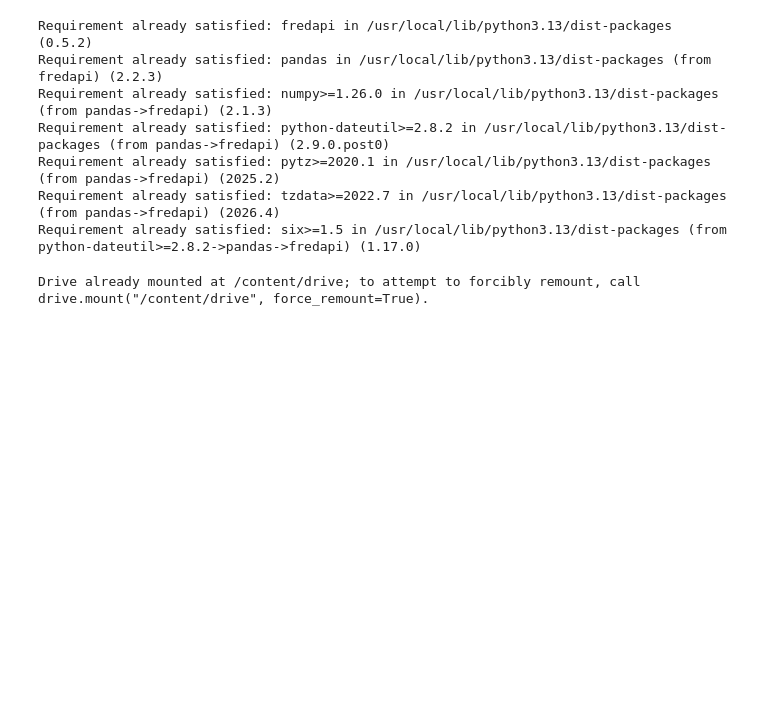
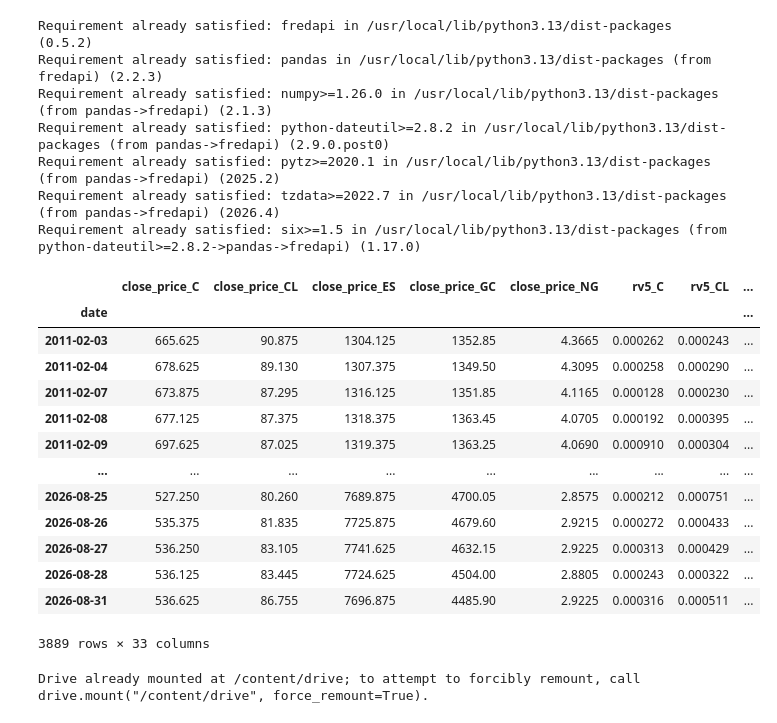
Before and after one commit to Deangr-econ/Quant_methods_project, a Jupyter notebook: HAR_QTFE.ipynb, the cells around one changed output. Drawn from its saved outputs; the diff is of its cells as text; code cells hidden in the pictures; blank space fills up the shorter version.

```diff
--- a/HAR_QTFE.ipynb
+++ b/HAR_QTFE.ipynb
@@ -76,6 +76,13 @@ for sym in symbols:
 df_wide["abs_dyield_10"] = np.abs(df_wide["dgs10"].diff() * 100)
 df_wide["rv_yield_10"] = (df_wide["dgs10"].diff() * 100) ** 2
 
+
+symbols = ["ES", "CL", "C", "GC", "NG"]
+
+for sym in symbols:
+    # 1. Log realized volatility
+    df_wide[f"log_rv5_{sym}"] = np.log(df_wide[f"rv5_{sym}"])
+
 # 10. Drop the first row created by shift(1)/diff() NaNs
 df_wide = df_wide.dropna().copy()
 # %%
@@ -87,8 +94,6 @@ df = df_wide.copy()
 symbols = ["ES", "CL", "C", "GC", "NG"]
 
 for sym in symbols:
-    # 1. Log realized volatility
-    df[f"log_rv5_{sym}"] = np.log(df[f"rv5_{sym}"])
 
     # 3. Weekly rolling averages (5 trading days)
     df[f"log_rv5_w_{sym}"] = df[f"log_rv5_{sym}"].rolling(window=5).mean()
@@ -98,6 +103,23 @@ for sym in symbols:
 
 # Drop the initial 21 rows containing NaNs created by the 22-day monthly rolling window
 df = df.dropna().copy()
+# %%
+df
+# %% [output]
+|  | close_price_C | close_price_CL | close_price_ES | close_price_GC | close_price_NG | rv5_C | rv5_CL | ... |
+| date |  |  |  |  |  |  |  | ... |
+| 2011-02-03 | 665.625 | 90.875 | 1304.125 | 1352.85 | 4.3665 | 0.000262 | 0.000243 | ... |
+| 2011-02-04 | 678.625 | 89.130 | 1307.375 | 1349.50 | 4.3095 | 0.000258 | 0.000290 | ... |
+| 2011-02-07 | 673.875 | 87.295 | 1316.125 | 1351.85 | 4.1165 | 0.000128 | 0.000230 | ... |
+| 2011-02-08 | 677.125 | 87.375 | 1318.375 | 1363.45 | 4.0705 | 0.000192 | 0.000395 | ... |
+| 2011-02-09 | 697.625 | 87.025 | 1319.375 | 1363.25 | 4.0690 | 0.000910 | 0.000304 | ... |
+| ... | ... | ... | ... | ... | ... | ... | ... | ... |
+| 2026-08-25 | 527.250 | 80.260 | 7689.875 | 4700.05 | 2.8575 | 0.000212 | 0.000751 | ... |
+| 2026-08-26 | 535.375 | 81.835 | 7725.875 | 4679.60 | 2.9215 | 0.000272 | 0.000433 | ... |
+| 2026-08-27 | 536.250 | 83.105 | 7741.625 | 4632.15 | 2.9225 | 0.000313 | 0.000429 | ... |
+| 2026-08-28 | 536.125 | 83.445 | 7724.625 | 4504.00 | 2.8805 | 0.000243 | 0.000322 | ... |
+| 2026-08-31 | 536.625 | 86.755 | 7696.875 | 4485.90 | 2.9225 | 0.000316 | 0.000511 | ... |
+3889 rows × 33 columns
 # %%
 # df.to_csv('vol_data.csv')
 # %%
```
